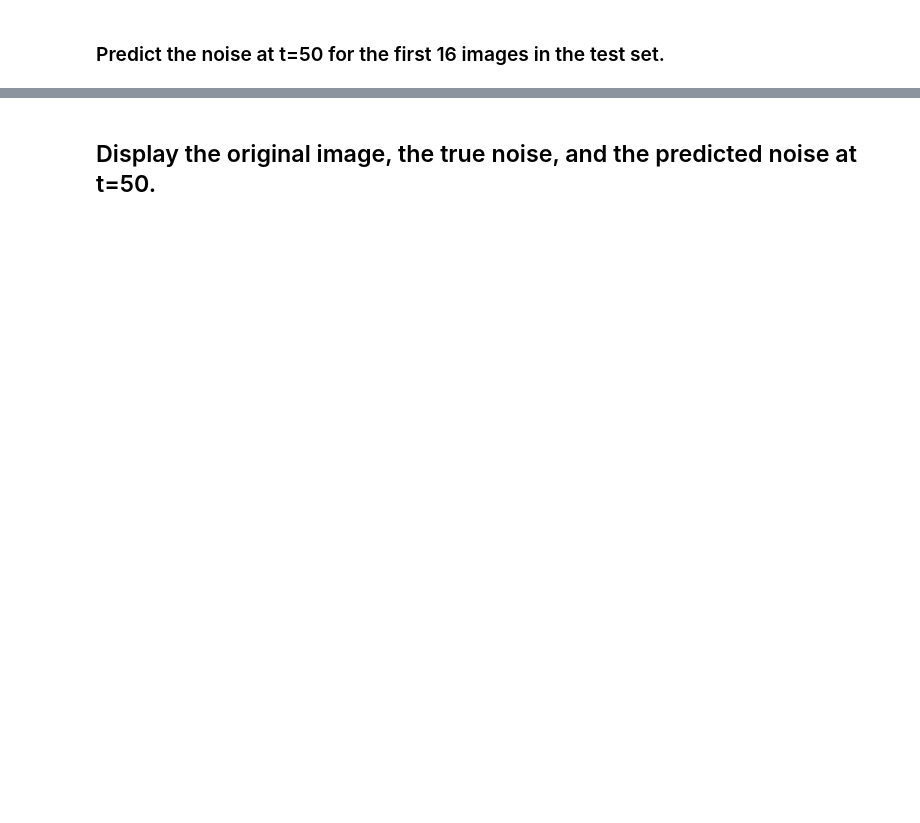
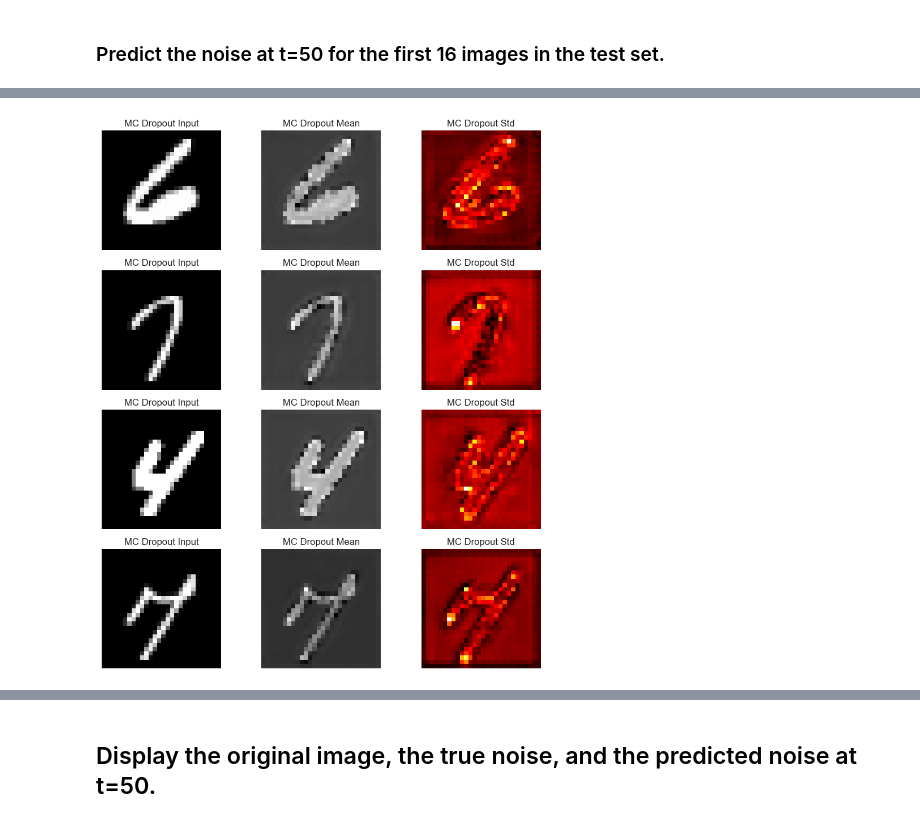
Before and after one commit to savitha-suresh/uncertainty-estimation, a Jupyter notebook: Haofeng/Minst_Diffusion_Uncertainty.ipynb, the cells around one changed output, grey strips where cells are left out. Saved outputs shown, nothing was run; the diff lists cells and outputs as text; code cells hidden in the pictures; blank space fills up the shorter version.

Commit message:
visualized uncertainty of mean and std

```diff
--- a/Haofeng/Minst_Diffusion_Uncertainty.ipynb
+++ b/Haofeng/Minst_Diffusion_Uncertainty.ipynb
@@ -265,3 +266,49 @@ plt.show()
+# %%
+import matplotlib.pyplot as plt
+import torch
+import numpy as np
+
+def visualize_uncertainty_grid(mean_pred, std_pred, original=None, n=4, title_prefix="Sample"):
+    B = n * n
+    fig, axes = plt.subplots(n, 3, figsize=(9, n * 2.5))
+    for i in range(B):
+        row = i // n
+        # original image
+        if original is not None:
+            ax0 = axes[row, 0] if n > 1 else axes[0]
+            ax0.imshow(original[i].squeeze().cpu(), cmap="gray")
+            ax0.set_title(f"{title_prefix} Input")
+            ax0.axis("off")
+        else:
+            if n == 1:
+                axes[0].axis("off")
+            else:
+                axes[row, 0].axis("off")
+
+        # mean image
+        ax1 = axes[row, 1] if n > 1 else axes[1]
+        im1 = ax1.imshow(mean_pred[i].squeeze().cpu().detach(), cmap="gray")
+        ax1.set_title(f"{title_prefix} Mean")
+        ax1.axis("off")
+
+        # std heatmap
+        ax2 = axes[row, 2] if n > 1 else axes[2]
+        im2 = ax2.imshow(std_pred[i].squeeze().cpu().detach(), cmap="hot")
+        ax2.set_title(f"{title_prefix} Std")
+        ax2.axis("off")
+
+    plt.tight_layout()
+    plt.show()
+
+visualize_uncertainty_grid(
+    mean_pred=mc_mean_pred,
+    std_pred=mc_std_pred,
+    original=x_test,
+    n=4,
+    title_prefix="MC Dropout"
+)
+# %% [output]
+[figure, added]
 # %%
 def analyze_uncertainty(std_pred: torch.Tensor, mean_pred: torch.Tensor = None, threshold: float = 0.1):
     results = {}
```
Also changed, not shown: parts of 10 cells of this notebook.
